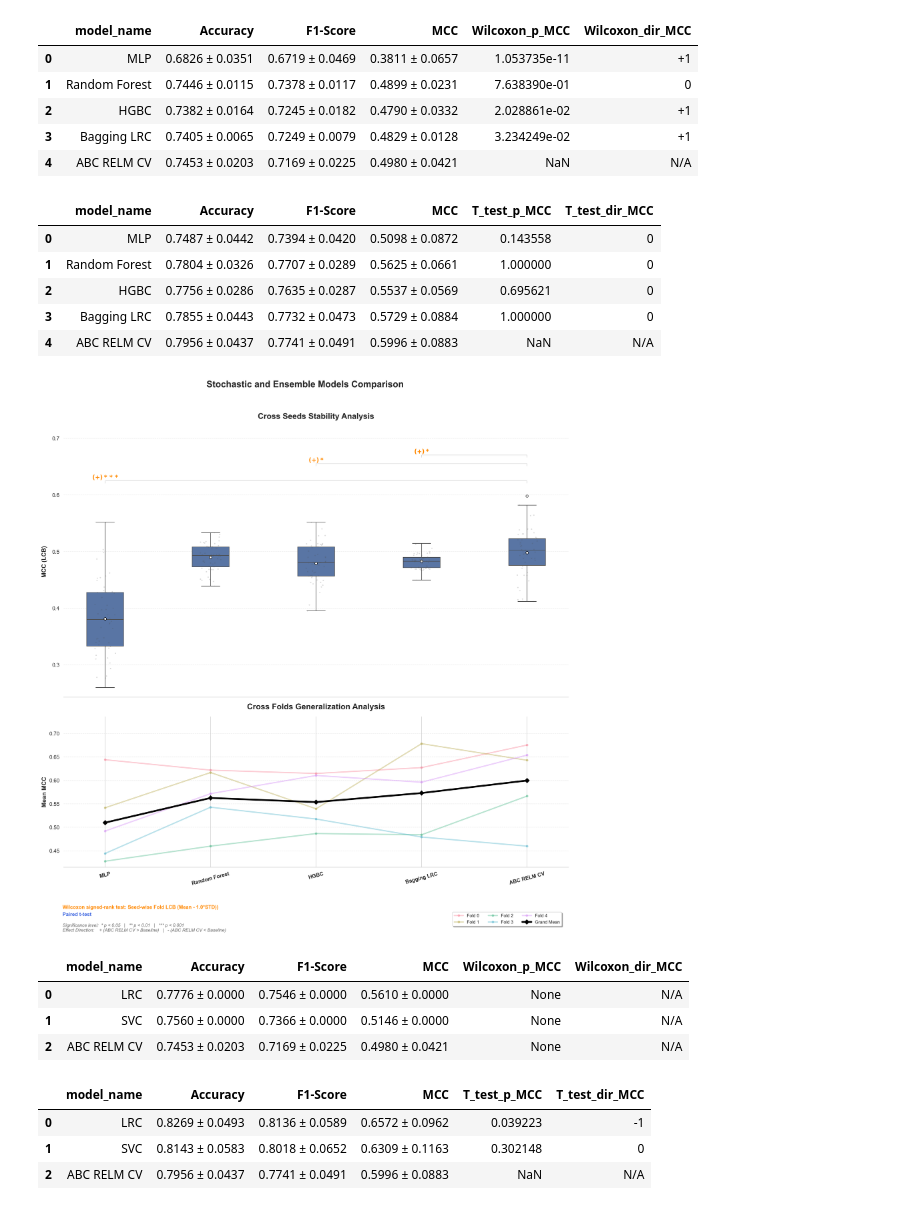
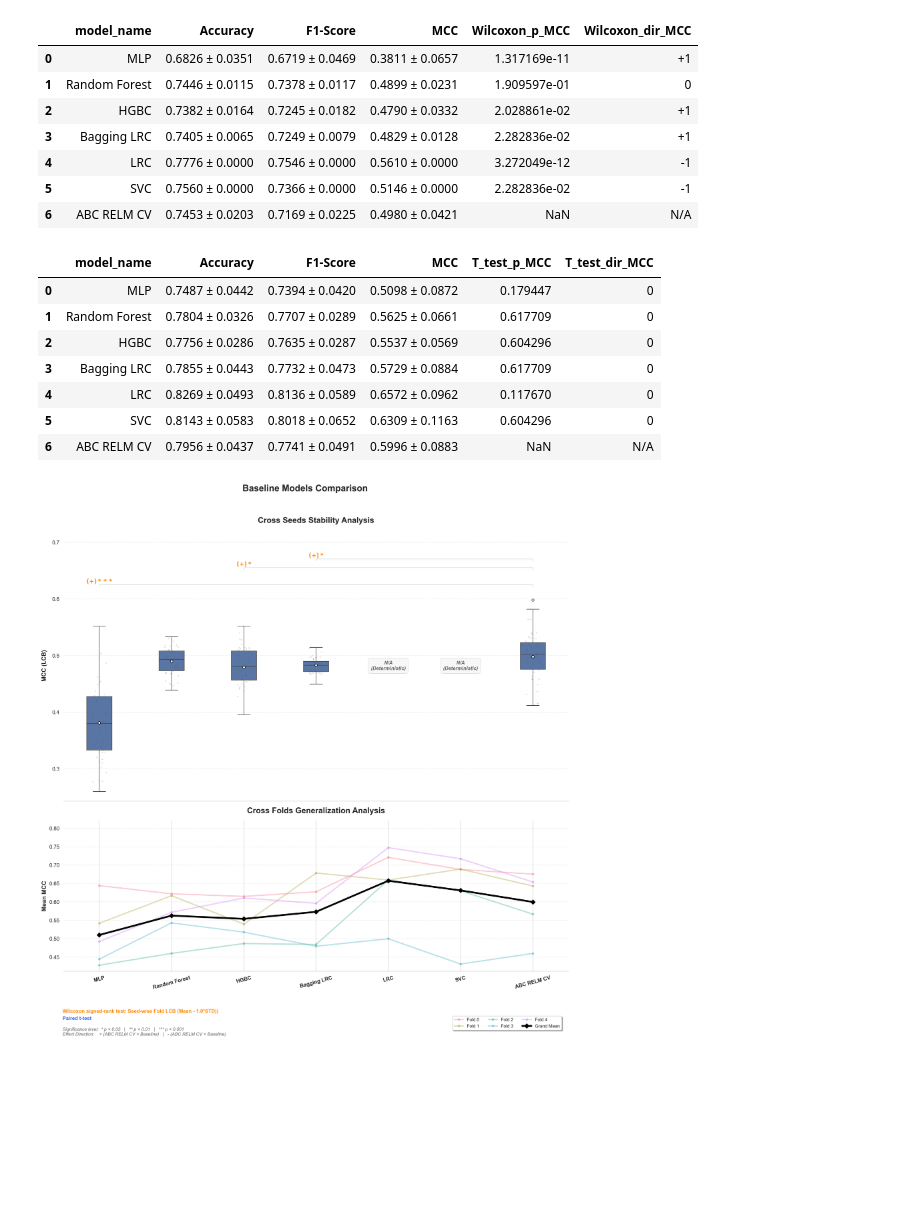
Before and after one commit to youquanneu/COMP3200_Individual_Project, a Jupyter notebook: Report Preparation/Result and Discussion/Final Testing/Outer Model Comparison.ipynb, the cells around one changed output. Cells and saved outputs as stored; diff of their text form; code cells hidden in the pictures; blank space fills up the shorter version.

```diff
--- a/Report Preparation/Result and Discussion/Final Testing/Outer Model Comparison.ipynb
+++ b/Report Preparation/Result and Discussion/Final Testing/Outer Model Comparison.ipynb
@@ -22,34 +26,39 @@ model_order = [
     model_dict      = model_files,
     target_order    = model_order,
     main_model_name = "ABC RELM CV",
-    metric_name     = 'MCC'
+    metric_name     = 'MCC',
+    show_macro      = True
 )
 df1_stable ,df1_general = ABC_Testing.get_test_result_summaries(model_files,p_vals_s1,p_vals_f1)
 ABC_Testing.format_summaries_for_academic_report(df1_stable)
 # %% [output]
 |  | model_name | Accuracy | F1-Score | MCC | Wilcoxon_p_MCC | Wilcoxon_dir_MCC |
-| 0 | MLP | 0.6826 ± 0.0351 | 0.6719 ± 0.0469 | 0.3811 ± 0.0657 | 1.053735e-11 | +1 |
-| 1 | Random Forest | 0.7446 ± 0.0115 | 0.7378 ± 0.0117 | 0.4899 ± 0.0231 | 7.638390e-01 | 0 |
+| 0 | MLP | 0.6826 ± 0.0351 | 0.6719 ± 0.0469 | 0.3811 ± 0.0657 | 1.317169e-11 | +1 |
+| 1 | Random Forest | 0.7446 ± 0.0115 | 0.7378 ± 0.0117 | 0.4899 ± 0.0231 | 1.909597e-01 | 0 |
 | 2 | HGBC | 0.7382 ± 0.0164 | 0.7245 ± 0.0182 | 0.4790 ± 0.0332 | 2.028861e-02 | +1 |
-| 3 | Bagging LRC | 0.7405 ± 0.0065 | 0.7249 ± 0.0079 | 0.4829 ± 0.0128 | 3.234249e-02 | +1 |
-| 4 | ABC RELM CV | 0.7453 ± 0.0203 | 0.7169 ± 0.0225 | 0.4980 ± 0.0421 | NaN | N/A |
+| 3 | Bagging LRC | 0.7405 ± 0.0065 | 0.7249 ± 0.0079 | 0.4829 ± 0.0128 | 2.282836e-02 | +1 |
+| 4 | LRC | 0.7776 ± 0.0000 | 0.7546 ± 0.0000 | 0.5610 ± 0.0000 | 3.272049e-12 | -1 |
+| 5 | SVC | 0.7560 ± 0.0000 | 0.7366 ± 0.0000 | 0.5146 ± 0.0000 | 2.282836e-02 | -1 |
+| 6 | ABC RELM CV | 0.7453 ± 0.0203 | 0.7169 ± 0.0225 | 0.4980 ± 0.0421 | NaN | N/A |
 # %%
 ABC_Testing.format_summaries_for_academic_report(df1_general)
 # %% [output]
 |  | model_name | Accuracy | F1-Score | MCC | T_test_p_MCC | T_test_dir_MCC |
-| 0 | MLP | 0.7487 ± 0.0442 | 0.7394 ± 0.0420 | 0.5098 ± 0.0872 | 0.143558 | 0 |
-| 1 | Random Forest | 0.7804 ± 0.0326 | 0.7707 ± 0.0289 | 0.5625 ± 0.0661 | 1.000000 | 0 |
-| 2 | HGBC | 0.7756 ± 0.0286 | 0.7635 ± 0.0287 | 0.5537 ± 0.0569 | 0.695621 | 0 |
-| 3 | Bagging LRC | 0.7855 ± 0.0443 | 0.7732 ± 0.0473 | 0.5729 ± 0.0884 | 1.000000 | 0 |
-| 4 | ABC RELM CV | 0.7956 ± 0.0437 | 0.7741 ± 0.0491 | 0.5996 ± 0.0883 | NaN | N/A |
+| 0 | MLP | 0.7487 ± 0.0442 | 0.7394 ± 0.0420 | 0.5098 ± 0.0872 | 0.179447 | 0 |
+| 1 | Random Forest | 0.7804 ± 0.0326 | 0.7707 ± 0.0289 | 0.5625 ± 0.0661 | 0.617709 | 0 |
+| 2 | HGBC | 0.7756 ± 0.0286 | 0.7635 ± 0.0287 | 0.5537 ± 0.0569 | 0.604296 | 0 |
+| 3 | Bagging LRC | 0.7855 ± 0.0443 | 0.7732 ± 0.0473 | 0.5729 ± 0.0884 | 0.617709 | 0 |
+| 4 | LRC | 0.8269 ± 0.0493 | 0.8136 ± 0.0589 | 0.6572 ± 0.0962 | 0.117670 | 0 |
+| 5 | SVC | 0.8143 ± 0.0583 | 0.8018 ± 0.0652 | 0.6309 ± 0.1163 | 0.604296 | 0 |
+| 6 | ABC RELM CV | 0.7956 ± 0.0437 | 0.7741 ± 0.0491 | 0.5996 ± 0.0883 | NaN | N/A |
 # %%
 Plotting.plot_test_results(
     df_s_all1, p_vals_s1,
     df_f_all1, df_f_pivot1, p_vals_f1,
     target_order    = model_order,
     main_model_name = "ABC RELM CV",
     show_macro      = True,
-    global_title    = "Stochastic and Ensemble Models Comparison"
+    global_title    = "Baseline Models Comparison"
 )
 # %% [output]
-[figure, old version]
+[figure, new version]
@@ -67,22 +64,0 @@ model_order2 = [
-# %%
-(df_s_all2, p_vals_s2), (df_f_all2, df_f_pivot2, p_vals_f2) = ABC_Testing.get_result_stats(
-    model_dict      = model_files2,
-    target_order    = model_order2,
-    main_model_name = "ABC RELM CV",
-    metric_name     = 'MCC',
-    show_macro      = False
-)
-df2_stable, df2_general = ABC_Testing.get_test_result_summaries(model_files2, p_vals_s2, p_vals_f2)
-ABC_Testing.format_summaries_for_academic_report(df2_stable)
-# %% [output]
-|  | model_name | Accuracy | F1-Score | MCC | Wilcoxon_p_MCC | Wilcoxon_dir_MCC |
-| 0 | LRC | 0.7776 ± 0.0000 | 0.7546 ± 0.0000 | 0.5610 ± 0.0000 | None | N/A |
-| 1 | SVC | 0.7560 ± 0.0000 | 0.7366 ± 0.0000 | 0.5146 ± 0.0000 | None | N/A |
-| 2 | ABC RELM CV | 0.7453 ± 0.0203 | 0.7169 ± 0.0225 | 0.4980 ± 0.0421 | None | N/A |
-# %%
-ABC_Testing.format_summaries_for_academic_report(df2_general)
-# %% [output]
-|  | model_name | Accuracy | F1-Score | MCC | T_test_p_MCC | T_test_dir_MCC |
-| 0 | LRC | 0.8269 ± 0.0493 | 0.8136 ± 0.0589 | 0.6572 ± 0.0962 | 0.039223 | -1 |
-| 1 | SVC | 0.8143 ± 0.0583 | 0.8018 ± 0.0652 | 0.6309 ± 0.1163 | 0.302148 | 0 |
-| 2 | ABC RELM CV | 0.7956 ± 0.0437 | 0.7741 ± 0.0491 | 0.5996 ± 0.0883 | NaN | N/A |
```
Also changed, not shown: parts of 3 cells of this notebook, 3 other files.
